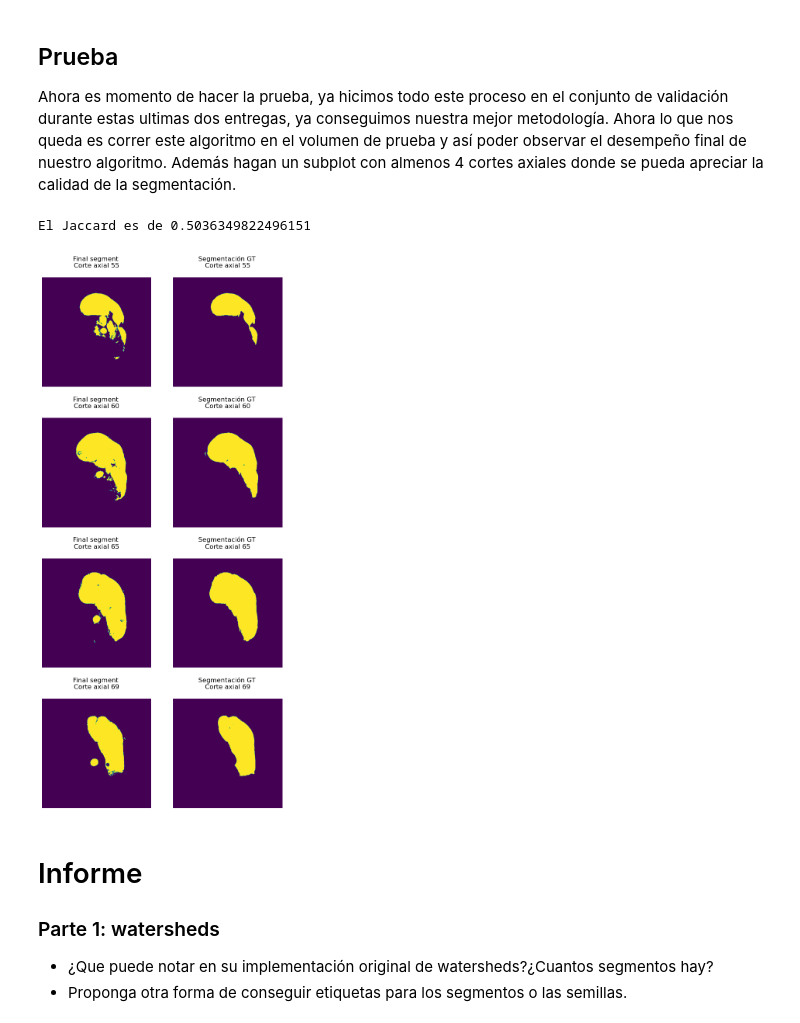
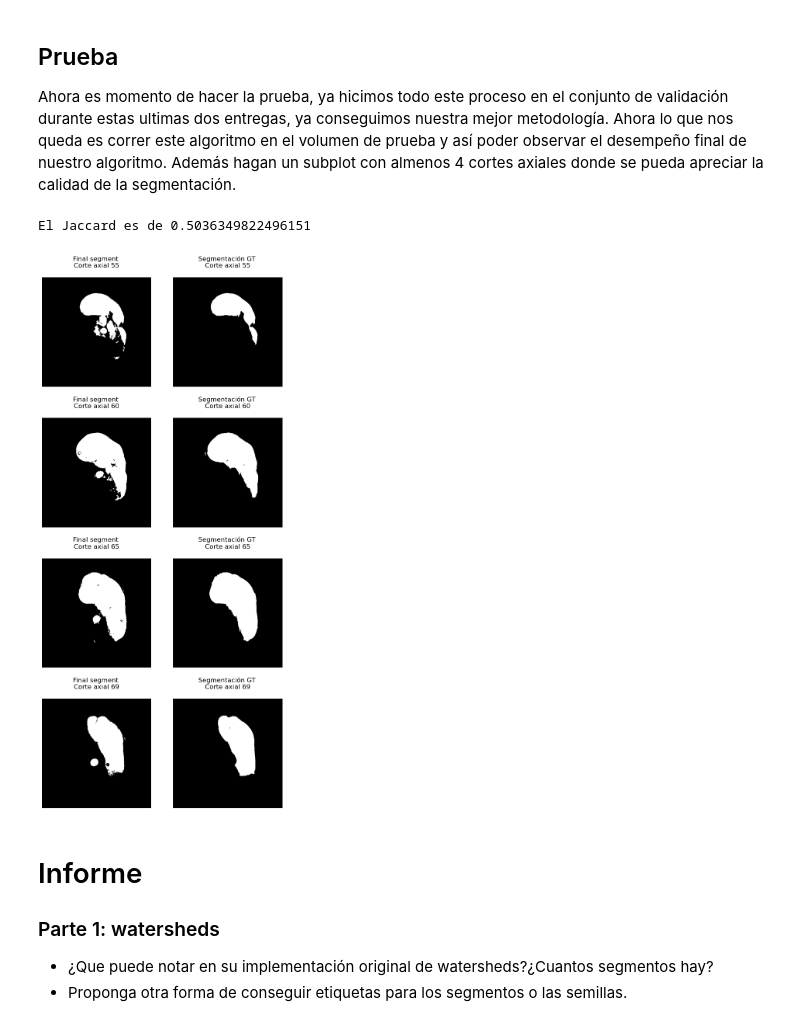
Before and after one commit to eduardoh27/Miniproyectos-Imagenes, a Jupyter notebook: MP2/Entrega 3.ipynb, the cells around one changed output. Cells and saved outputs as stored; diff of their text form; code cells hidden in the pictures.

```diff
--- a/MP2/Entrega 3.ipynb
+++ b/MP2/Entrega 3.ipynb
@@ -864,33 +861,33 @@ assert Jaccard_3D(seg_total,seg_val)>0.48, 'Su algoritmo final debería superar
 # %%
 print(f'El Jaccard es de {Jaccard_3D(final_segment, seg1)}')
 
 # Graficamos los resultados en 4 cortes axiales
 fig, axs = plt.subplots(4,2, figsize=(8,18)) # ancho, alto
 corte_axial1, corte_axial2, corte_axial3, corte_axial4 = 55, 60, 65, 69
 
 volumenes = [final_segment, seg1]
 nombres = ['Final segment', 'Segmentación GT']
 
 for j in range(2):
-    axs[0,j].imshow(volumenes[j][:,:,corte_axial1])
+    axs[0,j].imshow(volumenes[j][:,:,corte_axial1], cmap='gray')
     axs[0,j].axis('off')
     axs[0,j].set_title(f'{nombres[j]} \n Corte axial {corte_axial1} \n')
 
-    axs[1,j].imshow(volumenes[j][:,:,corte_axial2])
+    axs[1,j].imshow(volumenes[j][:,:,corte_axial2], cmap='gray')
     axs[1,j].axis('off')
     axs[1,j].set_title(f'{nombres[j]} \n Corte axial {corte_axial2} \n')
 
-    axs[2,j].imshow(volumenes[j][:,:,corte_axial3])
+    axs[2,j].imshow(volumenes[j][:,:,corte_axial3], cmap='gray')
     axs[2,j].axis('off')
     axs[2,j].set_title(f'{nombres[j]} \n Corte axial {corte_axial3} \n')
 
-    axs[3,j].imshow(volumenes[j][:,:,corte_axial4])
+    axs[3,j].imshow(volumenes[j][:,:,corte_axial4], cmap='gray')
     axs[3,j].axis('off')
     axs[3,j].set_title(f'{nombres[j]} \n Corte axial {corte_axial4} \n')
 plt.show()
 # %% [output]
 El Jaccard es de 0.5036349822496151
-[figure, old version]
+[figure, new version]
 # %% [markdown]
 # Informe
 ### Parte 1: watersheds
```
Also changed, not shown: parts of 1 cell of this notebook, 1 other file.
